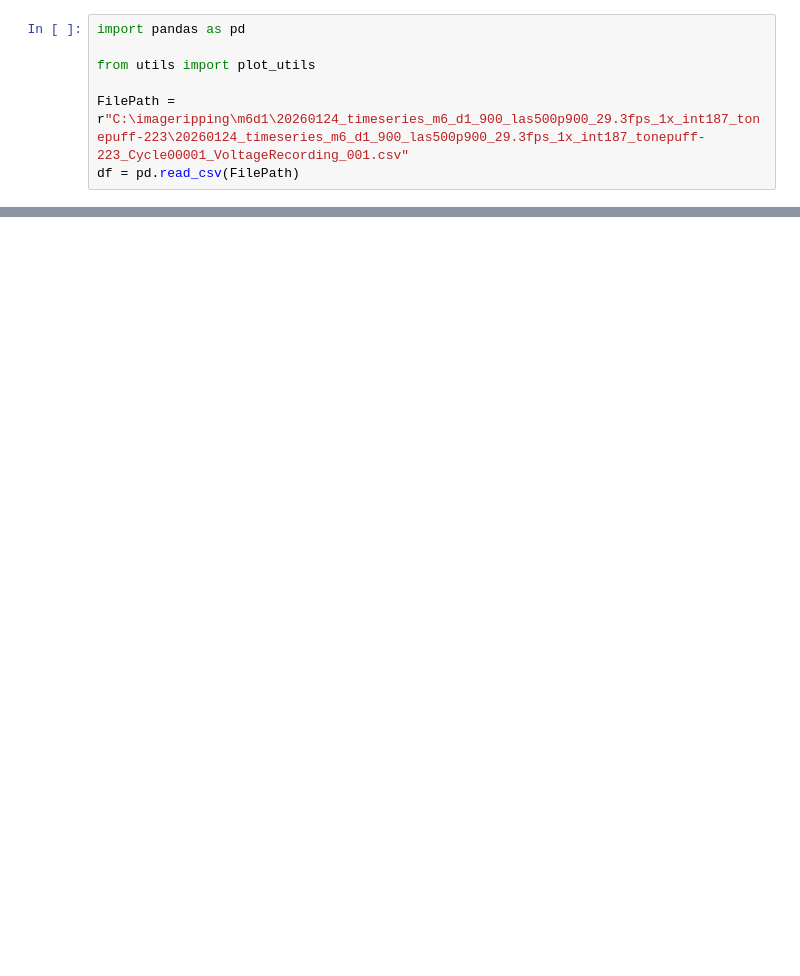
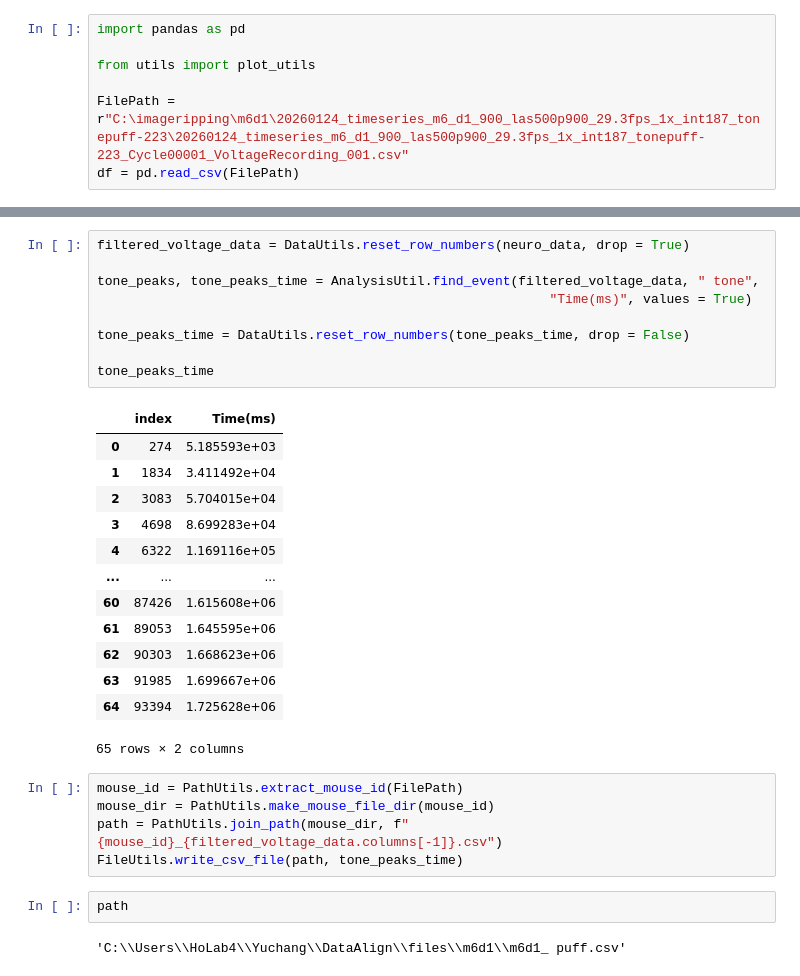
Before and after one commit to Yuchang09/DataAlign, a Jupyter notebook: scrach_space.ipynb, the cells around one changed output, grey strips where cells are left out. Cells and saved outputs as stored; diff of their text form; blank space fills up the shorter version.

```diff
--- a/scrach_space.ipynb
+++ b/scrach_space.ipynb
@@ -94,0 +101,32 @@ for p in [2, 5]:
+# %%
+filtered_voltage_data = DataUtils.reset_row_numbers(neuro_data, drop = True)
+
+tone_peaks, tone_peaks_time = AnalysisUtil.find_event(filtered_voltage_data, " tone",
+                                                          "Time(ms)", values = True)
+
+tone_peaks_time = DataUtils.reset_row_numbers(tone_peaks_time, drop = False)
+
+tone_peaks_time
+# %% [output]
+|  | index | Time(ms) |
+| 0 | 274 | 5.185593e+03 |
+| 1 | 1834 | 3.411492e+04 |
+| 2 | 3083 | 5.704015e+04 |
+| 3 | 4698 | 8.699283e+04 |
+| 4 | 6322 | 1.169116e+05 |
+| ... | ... | ... |
+| 60 | 87426 | 1.615608e+06 |
+| 61 | 89053 | 1.645595e+06 |
+| 62 | 90303 | 1.668623e+06 |
+| 63 | 91985 | 1.699667e+06 |
+| 64 | 93394 | 1.725628e+06 |
+65 rows × 2 columns
+# %%
+mouse_id = PathUtils.extract_mouse_id(FilePath)
+mouse_dir = PathUtils.make_mouse_file_dir(mouse_id)
+path = PathUtils.join_path(mouse_dir, f"{mouse_id}_{filtered_voltage_data.columns[-1]}.csv")
+FileUtils.write_csv_file(path, tone_peaks_time)
+# %%
+path
+# %% [output]
+'C:\\Users\\HoLab4\\Yuchang\\DataAlign\\files\\m6d1\\m6d1_ puff.csv'
```
Also changed, not shown: parts of 16 cells of this notebook, 7 other files.
